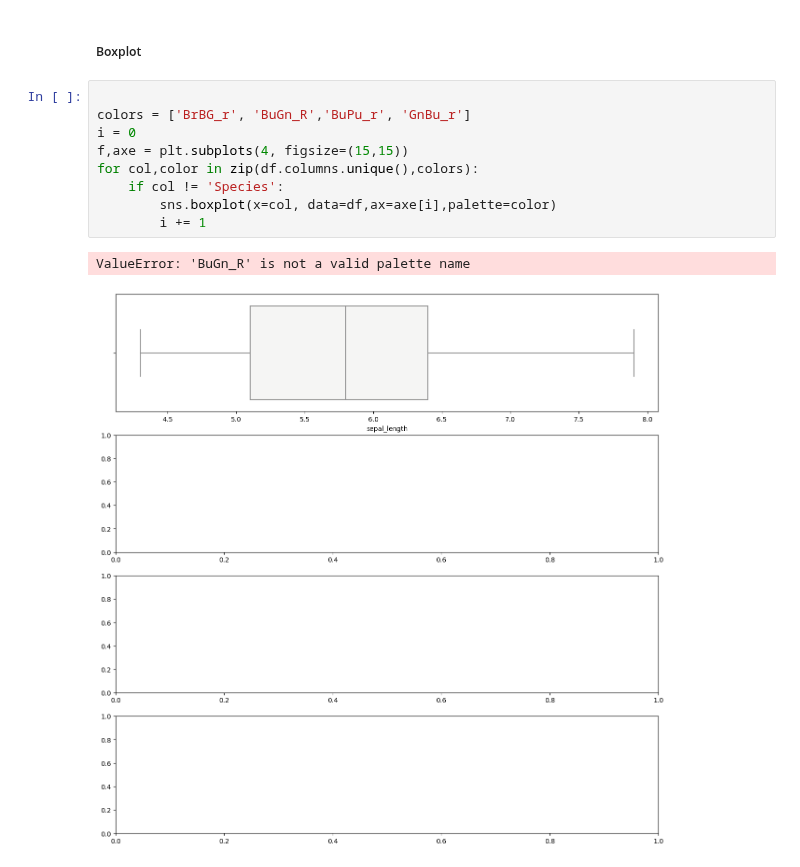
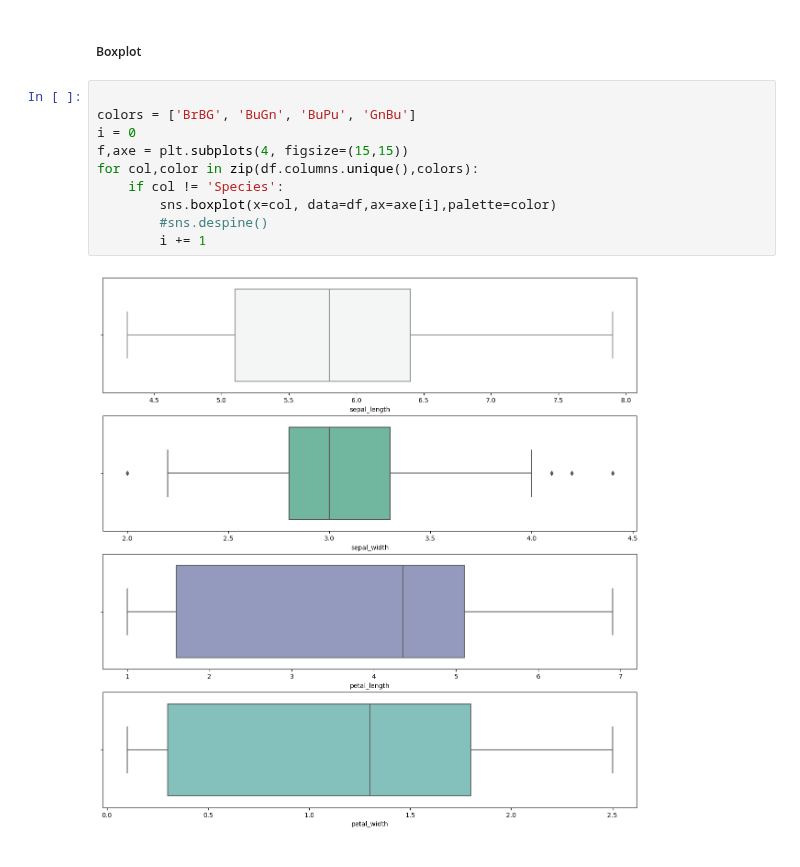
Before and after one commit to andazi/goal-data-science, a Jupyter notebook: Master Data Analysis with Python/intro to exploratory data analysis.ipynb, the cells around one changed output. Saved outputs shown, nothing was run; the diff lists cells and outputs as text.

```diff
--- a/Master Data Analysis with Python/intro to exploratory data analysis.ipynb
+++ b/Master Data Analysis with Python/intro to exploratory data analysis.ipynb
@@ -172,13 +174,13 @@ We can decide to manipulate the data or not
 ##### Boxplot
 # %%
 
-colors = ['BrBG_r', 'BuGn_R','BuPu_r', 'GnBu_r']
+colors = ['BrBG', 'BuGn', 'BuPu', 'GnBu']
 i = 0
 f,axe = plt.subplots(4, figsize=(15,15))
 for col,color in zip(df.columns.unique(),colors):
     if col != 'Species':
         sns.boxplot(x=col, data=df,ax=axe[i],palette=color)
+        #sns.despine()
         i += 1
 # %% [output]
-ValueError: 'BuGn_R' is not a valid palette name
-[figure, old version]
+[figure, new version]
```
Also changed, not shown: parts of 11 cells of this notebook, 1 other file.
